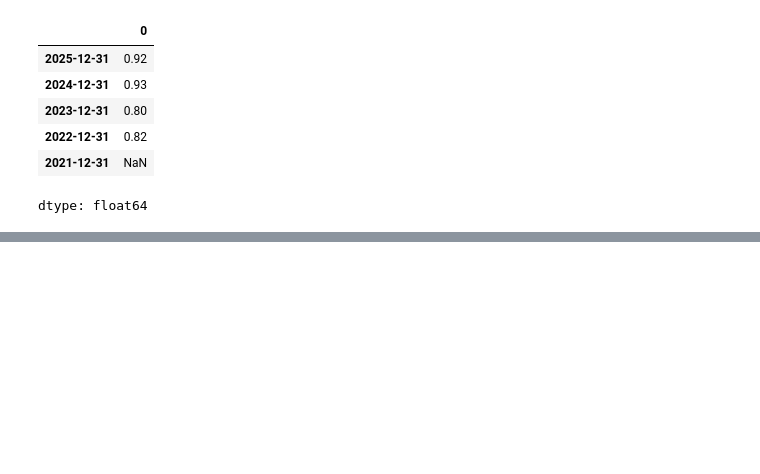
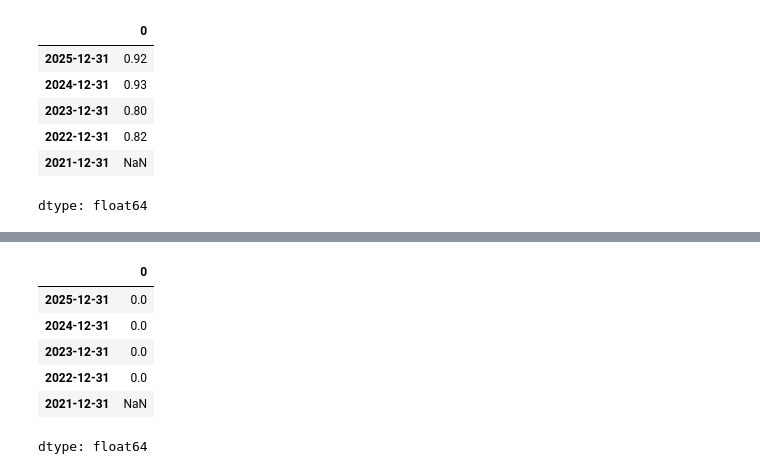
Before and after one commit to JoeSteward-04/Asset-Management-Project, a Jupyter notebook: notebooks/BMW_data_pull.ipynb, the cells around one changed output, grey strips where cells are left out. Drawn from its saved outputs; the diff is of its cells as text; code cells hidden in the pictures; blank space fills up the shorter version.

```diff
--- a/notebooks/BMW_data_pull.ipynb
+++ b/notebooks/BMW_data_pull.ipynb
@@ -282,0 +334,14 @@ dtype: float64
+# %%
+((cashflow.loc["Operating Cash Flow"] + cashflow.loc["Capital Expenditure"] -
+  cashflow.loc["Free Cash Flow"])).round(0)
+
+  #we are double checknig that Free Cash flow is equal to operating cash flow
+  #plus capital expenditure, as expected.
+# %% [output]
+|  | 0 |
+| 2025-12-31 | 0.0 |
+| 2024-12-31 | 0.0 |
+| 2023-12-31 | 0.0 |
+| 2022-12-31 | 0.0 |
+| 2021-12-31 | NaN |
+dtype: float64
```
Also changed, not shown: parts of 7 cells of this notebook.
